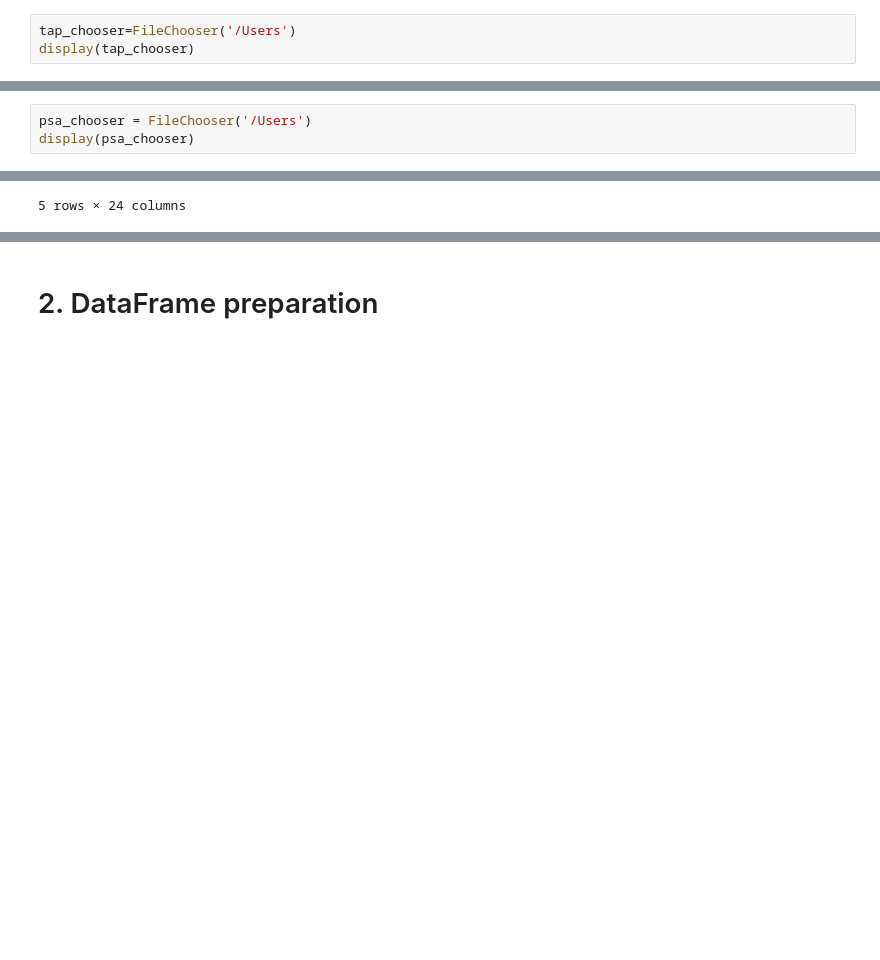
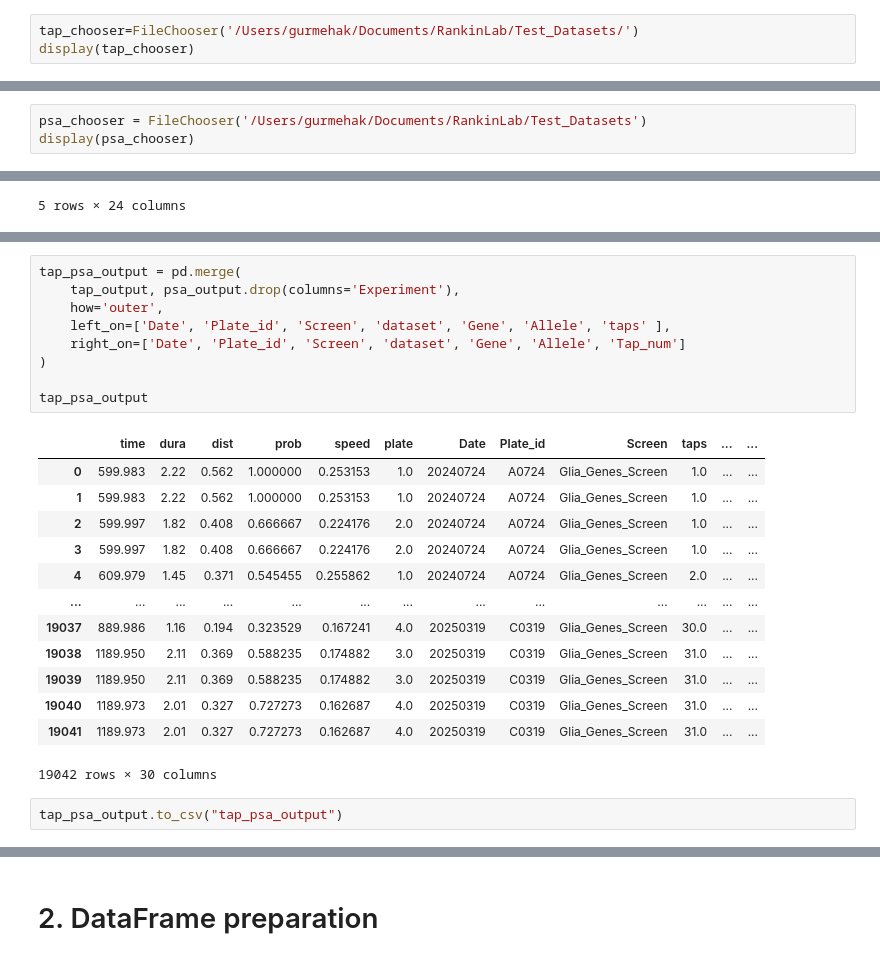
Before and after one commit to JosephLiangUBC/MWT_Dashboard, a Jupyter notebook: Step4_data_processing_for_db.ipynb, the cells around one changed output, grey strips where cells are left out. Saved outputs shown, nothing was run; the diff lists cells and outputs as text; blank space fills up the shorter version.

Commit message:
update merge criteria

```diff
--- a/Step4_data_processing_for_db.ipynb
+++ b/Step4_data_processing_for_db.ipynb
@@ -32,6 +32,6 @@ FileChooser(path='/Users', filename='', title='', show_hidden=False, select_desc
 # %% [markdown]
 ## Select Tap .csv File
 # %%
-tap_chooser=FileChooser('/Users')
+tap_chooser=FileChooser('/Users/gurmehak/Documents/RankinLab/Test_Datasets/')
 display(tap_chooser)
 # %% [output]
@@ -39,6 +39,6 @@ FileChooser(path='/Users', filename='', title='', show_hidden=False, select_desc
 # %% [markdown]
 ## Select Post Stimulus Arousal .csv File
 # %%
-psa_chooser = FileChooser('/Users')
+psa_chooser = FileChooser('/Users/gurmehak/Documents/RankinLab/Test_Datasets')
 display(psa_chooser)
 # %% [output]
@@ -111,0 +153,25 @@ Shape of the tap .csv file: (9842, 24)
+# %%
+tap_psa_output = pd.merge(
+    tap_output, psa_output.drop(columns='Experiment'),
+    how='outer',
+    left_on=['Date', 'Plate_id', 'Screen', 'dataset', 'Gene', 'Allele', 'taps' ],
+    right_on=['Date', 'Plate_id', 'Screen', 'dataset', 'Gene', 'Allele', 'Tap_num']
+)
+
+tap_psa_output
+# %% [output]
+|  | time | dura | dist | prob | speed | plate | Date | Plate_id | Screen | taps | ... | ... |
+| 0 | 599.983 | 2.22 | 0.562 | 1.000000 | 0.253153 | 1.0 | 20240724 | A0724 | Glia_Genes_Screen | 1.0 | ... | ... |
+| 1 | 599.983 | 2.22 | 0.562 | 1.000000 | 0.253153 | 1.0 | 20240724 | A0724 | Glia_Genes_Screen | 1.0 | ... | ... |
+| 2 | 599.997 | 1.82 | 0.408 | 0.666667 | 0.224176 | 2.0 | 20240724 | A0724 | Glia_Genes_Screen | 1.0 | ... | ... |
+| 3 | 599.997 | 1.82 | 0.408 | 0.666667 | 0.224176 | 2.0 | 20240724 | A0724 | Glia_Genes_Screen | 1.0 | ... | ... |
+| 4 | 609.979 | 1.45 | 0.371 | 0.545455 | 0.255862 | 1.0 | 20240724 | A0724 | Glia_Genes_Screen | 2.0 | ... | ... |
+| ... | ... | ... | ... | ... | ... | ... | ... | ... | ... | ... | ... | ... |
+| 19037 | 889.986 | 1.16 | 0.194 | 0.323529 | 0.167241 | 4.0 | 20250319 | C0319 | Glia_Genes_Screen | 30.0 | ... | ... |
+| 19038 | 1189.950 | 2.11 | 0.369 | 0.588235 | 0.174882 | 3.0 | 20250319 | C0319 | Glia_Genes_Screen | 31.0 | ... | ... |
+| 19039 | 1189.950 | 2.11 | 0.369 | 0.588235 | 0.174882 | 3.0 | 20250319 | C0319 | Glia_Genes_Screen | 31.0 | ... | ... |
+| 19040 | 1189.973 | 2.01 | 0.327 | 0.727273 | 0.162687 | 4.0 | 20250319 | C0319 | Glia_Genes_Screen | 31.0 | ... | ... |
+| 19041 | 1189.973 | 2.01 | 0.327 | 0.727273 | 0.162687 | 4.0 | 20250319 | C0319 | Glia_Genes_Screen | 31.0 | ... | ... |
+19042 rows × 30 columns
+# %%
+tap_psa_output.to_csv("tap_psa_output")
```
Also changed, not shown: parts of 14 cells of this notebook.
